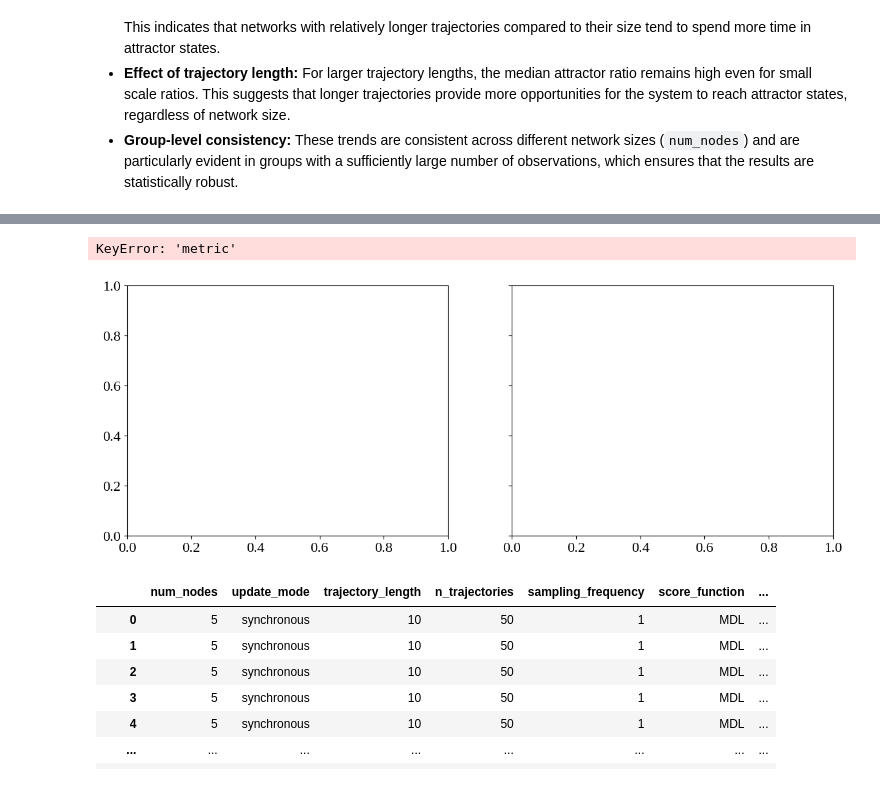
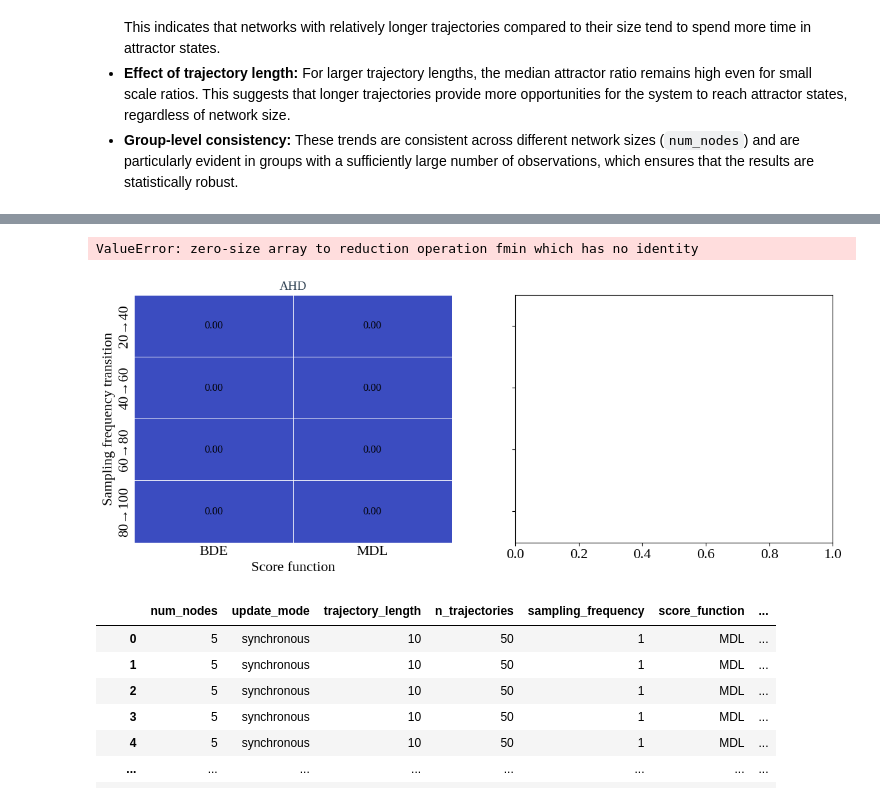
Before and after one commit to maxi7524/SAD2_final_project, a Jupyter notebook: notebooks/report_copy.ipynb, the cells around one changed output, grey strips where cells are left out. Saved outputs shown, nothing was run; the diff lists cells and outputs as text; code cells hidden in the pictures.

```diff
--- a/notebooks/report_copy.ipynb
+++ b/notebooks/report_copy.ipynb
@@ -504,0 +546,8 @@ Index(['condition_id_num', 'dataset_succeeded', 'attractor_ratio', 'TP', 'FP',
+# %%
+dfs.head()
+print(dfs.columns)
+dfa[dfa["k_value"].isin([20, 40])].head(20)
+print(dfa["AHD"])
+
+df_merged = pd.concat([dfa, dfs], axis=0)
+df_merged.head()
@@ -505,7 +691,7 @@ Index(['condition_id_num', 'dataset_succeeded', 'attractor_ratio', 'TP', 'FP',
 # %%
 
 df_wilcoxon_s = compute_wilcoxon_table(
-    dfs,
+    df_merged,
     metrics=["AHD", "SHD"],
     transitions=transitions_s,
     sf_col='k_value'
@@ -518,4 +704,5 @@ df_wilcoxon_s = compute_wilcoxon_table(
 #     sf_col='k_value'
 # )
 print(df_wilcoxon_s)
+df_wilcoxon_s
 # %% [output]
@@ -525,37 +743,37 @@ Index: []
 # %%
 import matplotlib.pyplot as plt
 fig, axes = plt.subplots(1, 2, figsize=(14, 5), sharey=True)
 
 plot_wilcoxon_heatmap(
-    df_wilcoxon_a,
+    df_wilcoxon_s,
     metric="AHD",
     update_mode="asynchronous",
     transitions_order=["20→40", "40→60", "60→80", "80→100"],
     ax=axes[0],
     cbar=False
 )
 
 plot_wilcoxon_heatmap(
-    df_wilcoxon_a,
+    df_wilcoxon_s,
     metric="SID",
     update_mode="asynchronous",
     transitions_order=["20→40", "40→60", "60→80", "80→100"],
     ax=axes[1],
     cbar=True
 )
 
 fig.suptitle(
     "Paired Wilcoxon test: effect of increasing number of trajectories\n"
     "Asynchronous update",
     fontsize=18,
     y=1.05
 )
 
 plt.tight_layout()
 plt.show()
 # %% [output]
-KeyError: 'metric'
+ValueError: zero-size array to reduction operation fmin which has no identity
-[figure, old version]
+[figure, new version]
 # %%
 # Global parameters
 NUM_NODES = [i for i in range(5, 17, 2)] # od 5 do 15 (włącznie) wierzchołków, co dwie krawędzie
```
Also changed, not shown: parts of 12 cells of this notebook, 3 other files.
